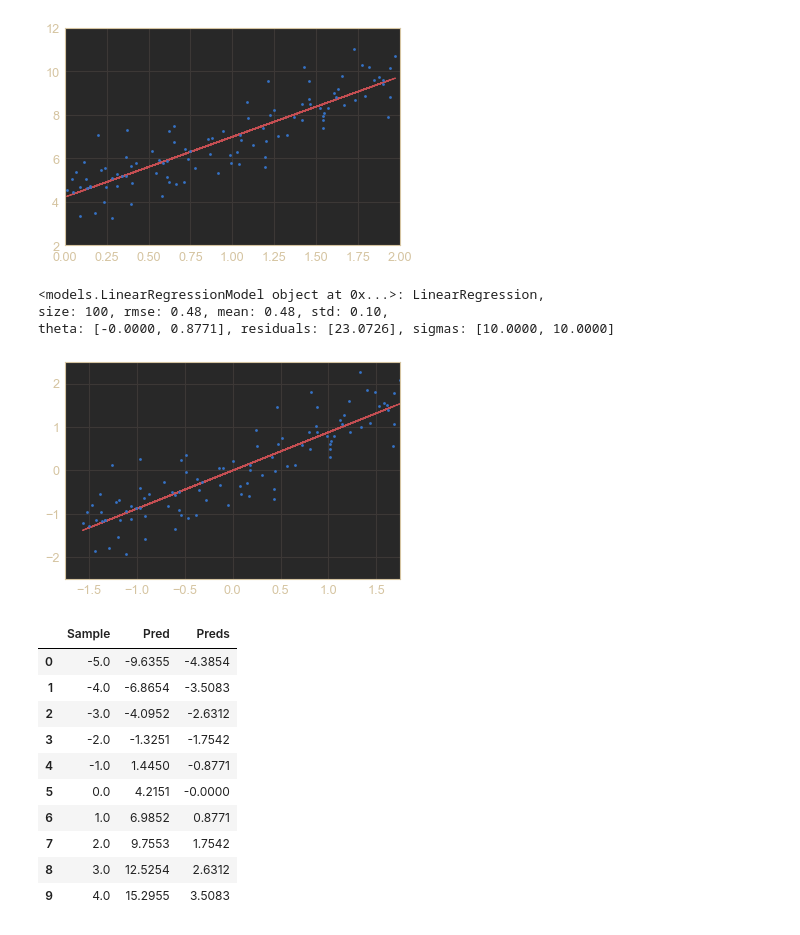
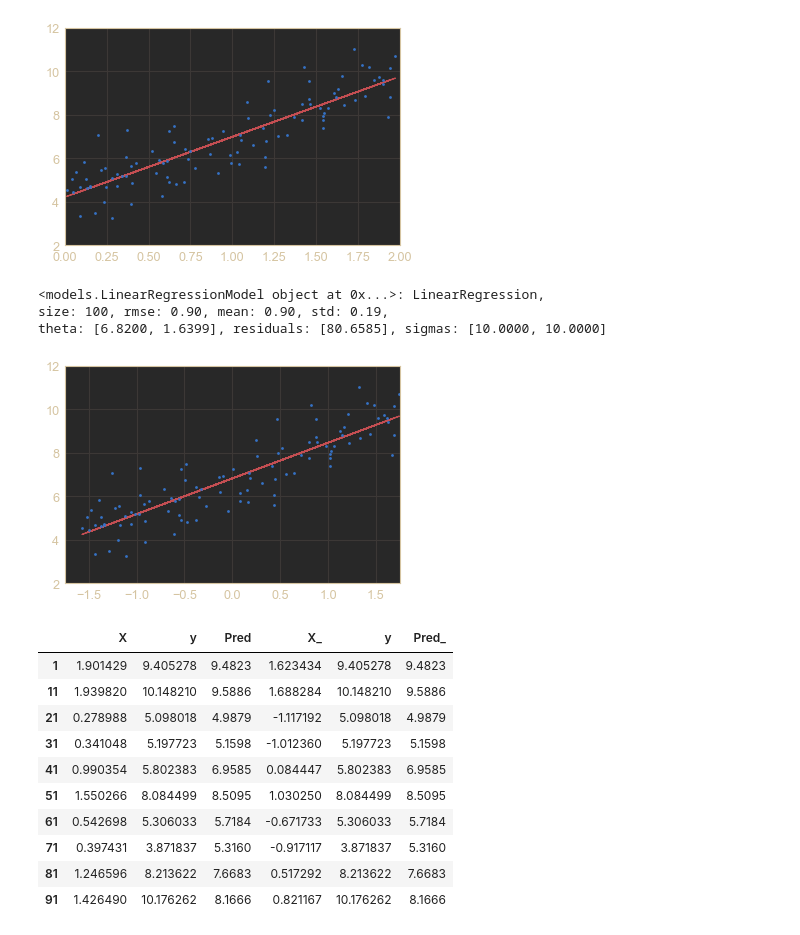
Before and after one commit to garcia-alex/ml-workflows, a Jupyter notebook: ch04.ipynb, the cells around one changed output. Cells and saved outputs as stored; diff of their text form; code cells hidden in the pictures.

```diff
--- a/ch04.ipynb
+++ b/ch04.ipynb
@@ -53,43 +53,44 @@ size: 100, rmse: 0.90, mean: 0.90, std: 0.19,
 theta: [4.2151, 2.7701], residuals: [80.6585], sigmas: [14.3702, 4.1196]
 [figure]
 # %%
-frame = pd.DataFrame(np.c_[X, y])
-Xy = NumericPipeline(frame).fit_transform(frame)
-Xy.shape
-X_ = Xy[:,:-1]
-y_ = Xy[:,-1]
+frame = pd.DataFrame(X)
+X_ = NumericPipeline(frame).fit_transform(frame)
 # %%
 lrs = LinearRegressionModel(LinearRegression)
-lrs.evaluate(*(X_, y_))
+lrs.evaluate(*(X_, y))
 print(repr(lrs))
 
 plt.plot(X_, lrs.predictions, 'r-')
-plt.plot(X_, y_, 'b.')
-plt.axis([-1.75, 1.75, -2.5, 2.5])
+plt.plot(X_, y, 'b.')
+plt.axis([-1.75, 1.75, 2, 12])
 plt.show()
 # %% [output]
 <models.LinearRegressionModel object at 0x...>: LinearRegression,
-size: 100, rmse: 0.48, mean: 0.48, std: 0.10,
-theta: [-0.0000, 0.8771], residuals: [23.0726], sigmas: [10.0000, 10.0000]
+size: 100, rmse: 0.90, mean: 0.90, std: 0.19,
+theta: [6.8200, 1.6399], residuals: [80.6585], sigmas: [10.0000, 10.0000]
-[figure, old version]
+[figure, new version]
 # %%
-samples = np.array([range(-5, 5)], dtype=float).T
-pred = lr.model.predict(samples)
-preds = lrs.model.predict(samples)
+index = np.array(range(10)) * 10 + 1
+pred = lr.model.predict(X[index])
+pred_ = lrs.model.predict(X_[index])
 import math
-view = np.c_[samples, pred.round(4), preds.round(4)]
+view = np.c_[
+    X[index], y[index], pred.round(4),
+    X_[index], y[index], pred_.round(4)
+]
 frame = pd.DataFrame(view)
-frame.columns = ['Sample', 'Pred', 'Preds']
+frame.index = index
+frame.columns = ['X', 'y', 'Pred', 'X_', 'y', 'Pred_']
 frame
 # %% [output]
-|  | Sample | Pred | Preds |
-| 0 | -5.0 | -9.6355 | -4.3854 |
-| 1 | -4.0 | -6.8654 | -3.5083 |
-| 2 | -3.0 | -4.0952 | -2.6312 |
-| 3 | -2.0 | -1.3251 | -1.7542 |
-| 4 | -1.0 | 1.4450 | -0.8771 |
-| 5 | 0.0 | 4.2151 | -0.0000 |
-| 6 | 1.0 | 6.9852 | 0.8771 |
-| 7 | 2.0 | 9.7553 | 1.7542 |
-| 8 | 3.0 | 12.5254 | 2.6312 |
-| 9 | 4.0 | 15.2955 | 3.5083 |
+|  | X | y | Pred | X_ | y | Pred_ |
+| 1 | 1.901429 | 9.405278 | 9.4823 | 1.623434 | 9.405278 | 9.4823 |
+| 11 | 1.939820 | 10.148210 | 9.5886 | 1.688284 | 10.148210 | 9.5886 |
+| 21 | 0.278988 | 5.098018 | 4.9879 | -1.117192 | 5.098018 | 4.9879 |
+| 31 | 0.341048 | 5.197723 | 5.1598 | -1.012360 | 5.197723 | 5.1598 |
+| 41 | 0.990354 | 5.802383 | 6.9585 | 0.084447 | 5.802383 | 6.9585 |
+| 51 | 1.550266 | 8.084499 | 8.5095 | 1.030250 | 8.084499 | 8.5095 |
+| 61 | 0.542698 | 5.306033 | 5.7184 | -0.671733 | 5.306033 | 5.7184 |
+| 71 | 0.397431 | 3.871837 | 5.3160 | -0.917117 | 3.871837 | 5.3160 |
+| 81 | 1.246596 | 8.213622 | 7.6683 | 0.517292 | 8.213622 | 7.6683 |
+| 91 | 1.426490 | 10.176262 | 8.1666 | 0.821167 | 10.176262 | 8.1666 |
```
